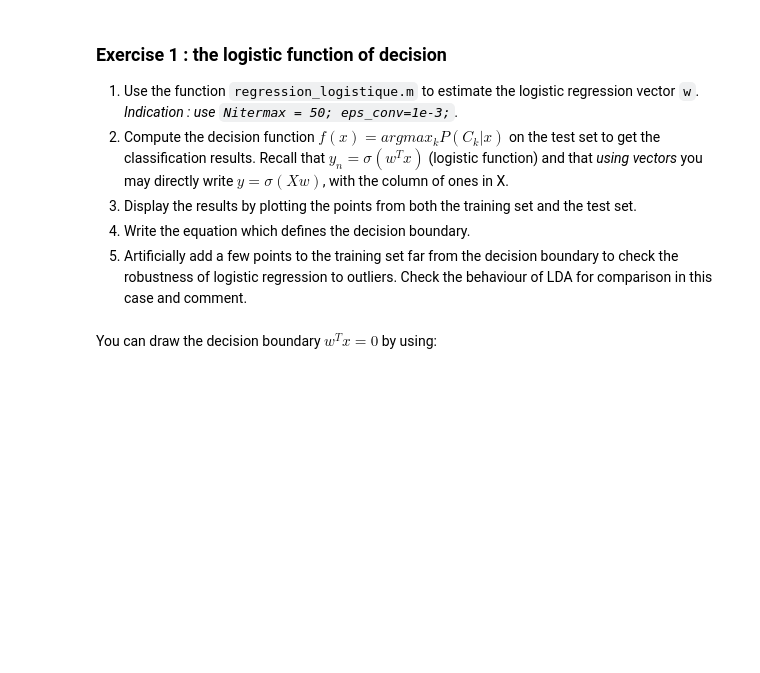
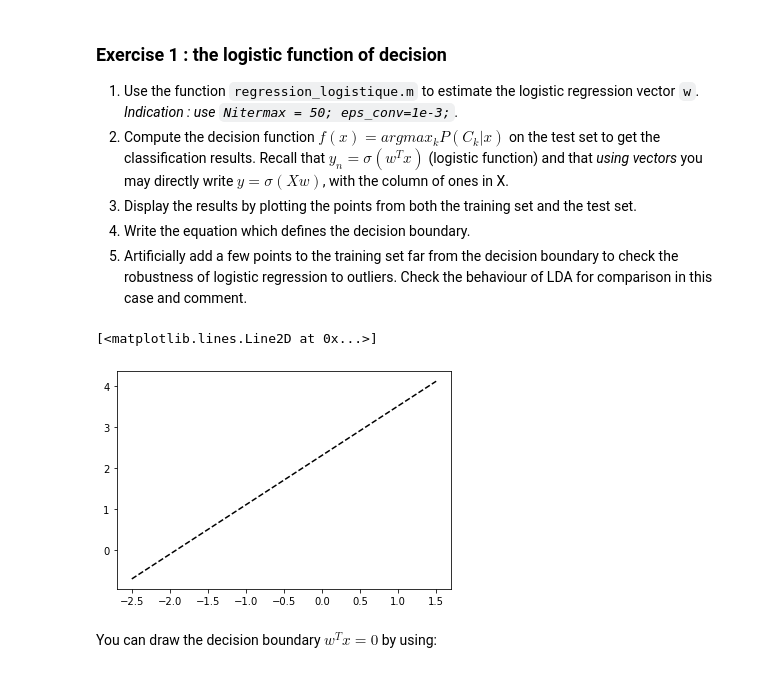
Before and after one commit to heez77/g3_decision, a Jupyter notebook: TP3_Gey_Jean/TP3_logistic_regression.ipynb, the cells around one changed output. Saved outputs shown, nothing was run; the diff lists cells and outputs as text; code cells hidden in the pictures; blank space fills up the shorter version.

```diff
--- a/TP3_Gey_Jean/TP3_logistic_regression.ipynb
+++ b/TP3_Gey_Jean/TP3_logistic_regression.ipynb
@@ -116,2 +112,29 @@ w, Niter = regression_logistique(X, t)
+# %%
+#Exercise 1
+def f_logistique(x):
+    return 1/(1+np.exp(-x))
+
+w, Niter = regression_logistique(X, t, Nitermax=50, eps_conv=1e-3)
+y = f_logistique(X @ w)
+results = []
+for i in range(len(y)):
+    if y >= 0.5:
+        results[i] = 1
+    else :
+        results[i] = 0
+
+plt.figure()
+# Results for training
+
+# Results for testing
+
+# Decision boundary
+x1 = np.linspace(-2.5,1.5,10)
+x2 = (-w[0]-w[1]*x1)/w[2]
+plt.plot(x1,x2,'k--')
+#...
+# %% [output]
+[<matplotlib.lines.Line2D at 0x...>]
+[figure, added]
 # %% [markdown]
 You can draw the decision boundary $w^Tx = 0$ by using:
```
Also changed, not shown: parts of 7 cells of this notebook.
